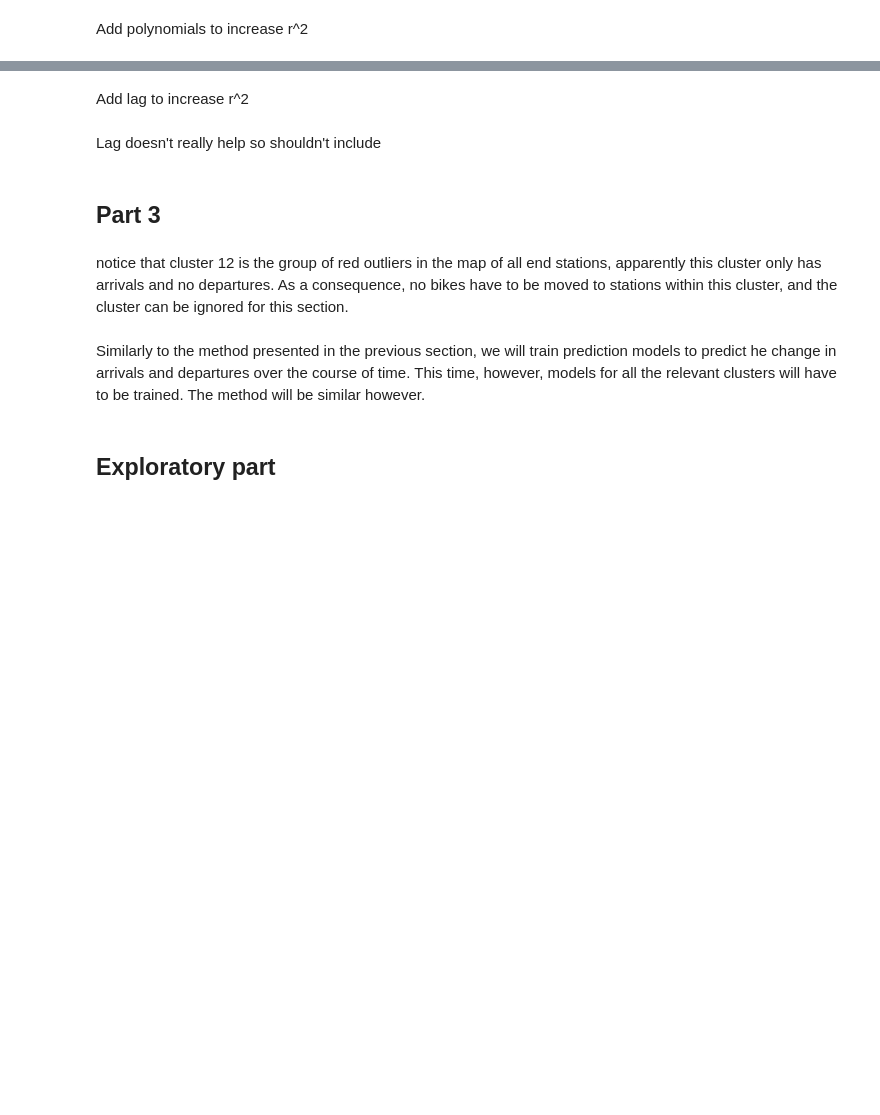
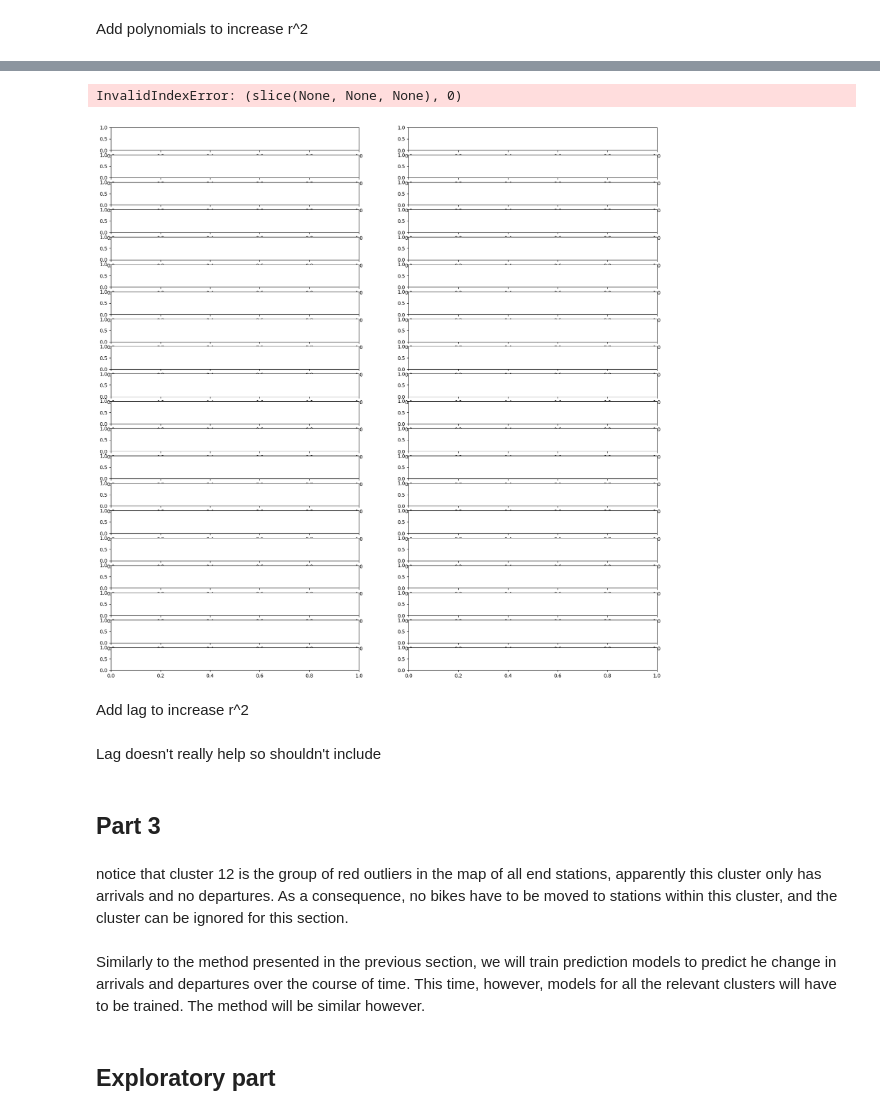
Before and after one commit to AlexisVandenHeede/IntroBA, a Jupyter notebook: reportv2.ipynb, the cells around one changed output, grey strips where cells are left out. Saved outputs shown, nothing was run; the diff lists cells and outputs as text; code cells hidden in the pictures; blank space fills up the shorter version.

```diff
--- a/reportv2.ipynb
+++ b/reportv2.ipynb
@@ -392,3 +404,22 @@ These are empty because there are no departure data for these therefore no model
 from sklearn.linear_model import LinearRegression
 # r^2 score
 from sklearn.metrics import r2_score
+# %%
+
+
+for i in range(n):
+
+    if globals()['x_departures_train_{}'.format(i)].empty or globals()['x_arrivals_train_{}'.format(i)].empty:
+        print('EMPTY')
+        continue
+
+    globals()['reg_departures_{}'.format(i)] = LinearRegression().fit(globals()['x_departures_train_{}'.format(i)], globals()['y_departures_train_{}'.format(i)])
+    globals()['reg_arrivals_{}'.format(i)] = LinearRegression().fit(globals()['x_arrivals_train_{}'.format(i)], globals()['y_arrivals_train_{}'.format(i)])
+
+    # save the results to variables
+    globals()['y_departures_pred_{}'.format(i)] = globals()['reg_departures_{}'.format(i)].predict(globals()['x_departures_test_{}'.format(i)])
+    globals()['y_arrivals_pred_{}'.format(i)] = globals()['reg_arrivals_{}'.format(i)].predict(globals()['x_arrivals_test_{}'.format(i)])
+
+    # print r^2 score using the y_departures_pred and y_arrivals_pred
+    print('r^2 score for departures label {}: {}'.format(largest_cluster[i], r2_score(globals()['y_departures_test_{}'.format(i)], globals()['y_departures_pred_{}'.format(i)])))
+    print('r^2 score for arrivals label {}: {}'.format(largest_cluster[i], r2_score(globals()['y_arrivals_test_{}'.format(i)], globals()['y_arrivals_pred_{}'.format(i)])))
@@ -436,3 +464,6 @@ ValueError: Found array with 0 sample(s) (shape=(0, 3)) while a minimum of 1 is
 # %% [markdown]
 Add polynomials to increase r^2
+# %%
+# specify the degree of polynomial that aproximates the pickup data
+degree = 3
 # %%
@@ -444,14 +476,20 @@ def add_polynomial(x_data, n):
 # %%
 # add polynomial features
 for i in range(n):
-    globals()['x_departures_train_{}_poly'.format(i)] = add_polynomial(globals()['x_departures_train_{}'.format(i)], 10)
-    globals()['x_departures_test_{}_poly'.format(i)] = add_polynomial(globals()['x_departures_test_{}'.format(i)], 10)
-    globals()['x_arrivals_train_{}_poly'.format(i)] = add_polynomial(globals()['x_arrivals_train_{}'.format(i)], 10)
-    globals()['x_arrivals_test_{}_poly'.format(i)] = add_polynomial(globals()['x_arrivals_test_{}'.format(i)], 10)
+    if globals()['x_departures_train_{}'.format(i)].empty or globals()['x_arrivals_train_{}'.format(i)].empty:
+        print('EMPTY')
+        continue
+    globals()['x_departures_train_{}_poly'.format(i)] = add_polynomial(globals()['x_departures_train_{}'.format(i)], degree)
+    globals()['x_departures_test_{}_poly'.format(i)] = add_polynomial(globals()['x_departures_test_{}'.format(i)], degree)
+    globals()['x_arrivals_train_{}_poly'.format(i)] = add_polynomial(globals()['x_arrivals_train_{}'.format(i)], degree)
+    globals()['x_arrivals_test_{}_poly'.format(i)] = add_polynomial(globals()['x_arrivals_test_{}'.format(i)], degree)
 
 # train lin reg model per label with polynomial features
 
 for i in range(n):
+    if globals()['x_departures_train_{}'.format(i)].empty or globals()['x_arrivals_train_{}'.format(i)].empty:
+        print('EMPTY')
+        continue
     globals()['reg_departures_{}_poly'.format(i)] = LinearRegression().fit(globals()['x_departures_train_{}_poly'.format(i)], globals()['y_departures_train_{}'.format(i)])
     globals()['reg_arrivals_{}_poly'.format(i)] = LinearRegression().fit(globals()['x_arrivals_train_{}_poly'.format(i)], globals()['y_arrivals_train_{}'.format(i)])
 
@@ -461,17 +517,23 @@ for i in range(n):
 # %%
 # plot
 fig, axs = plt.subplots(n, 2, figsize=(20,20))
 for i in range(n):
+    if globals()['x_departures_train_{}'.format(i)].empty or globals()['x_arrivals_train_{}'.format(i)].empty:
+        print('EMPTYYY' + str(largest_cluster[i]))
+        continue
     axs[i, 0].scatter(globals()['x_departures_test_{}'.format(i)][:,0], globals()['y_departures_test_{}'.format(i)])
     axs[i, 0].scatter(globals()['x_departures_test_{}'.format(i)][:,0], globals()['reg_departures_{}_poly'.format(i)].predict(globals()['x_departures_test_{}_poly'.format(i)]), color='red')
     axs[i, 0].set_title('Departures label {}'.format(largest_cluster[i]))
     axs[i, 0].set_ylabel('Count')
     axs[i, 0].set_xlabel('Hour')
     axs[i, 1].scatter(globals()['x_arrivals_test_{}'.format(i)][:,0], globals()['y_arrivals_test_{}'.format(i)])
     axs[i, 1].scatter(globals()['x_arrivals_test_{}'.format(i)][:,0], globals()['reg_arrivals_{}_poly'.format(i)].predict(globals()['x_arrivals_test_{}_poly'.format(i)]), color='red')
     axs[i, 1].set_title('Arrivals label {}'.format(largest_cluster[i]))
     axs[i, 1].set_ylabel('Count')
     axs[i, 1].set_xlabel('Hour')
+# %% [output]
+InvalidIndexError: (slice(None, None, None), 0)
+[figure, added]
 # %% [markdown]
 Add lag to increase r^2
 # %%
```
Also changed, not shown: parts of 15 cells of this notebook.
